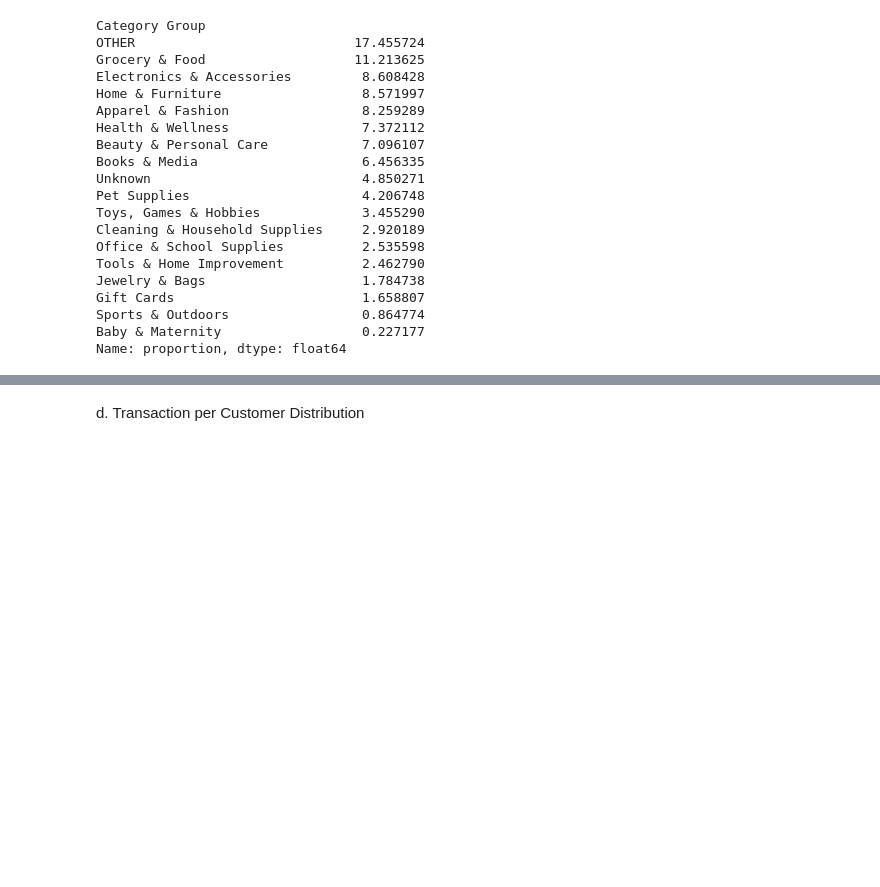
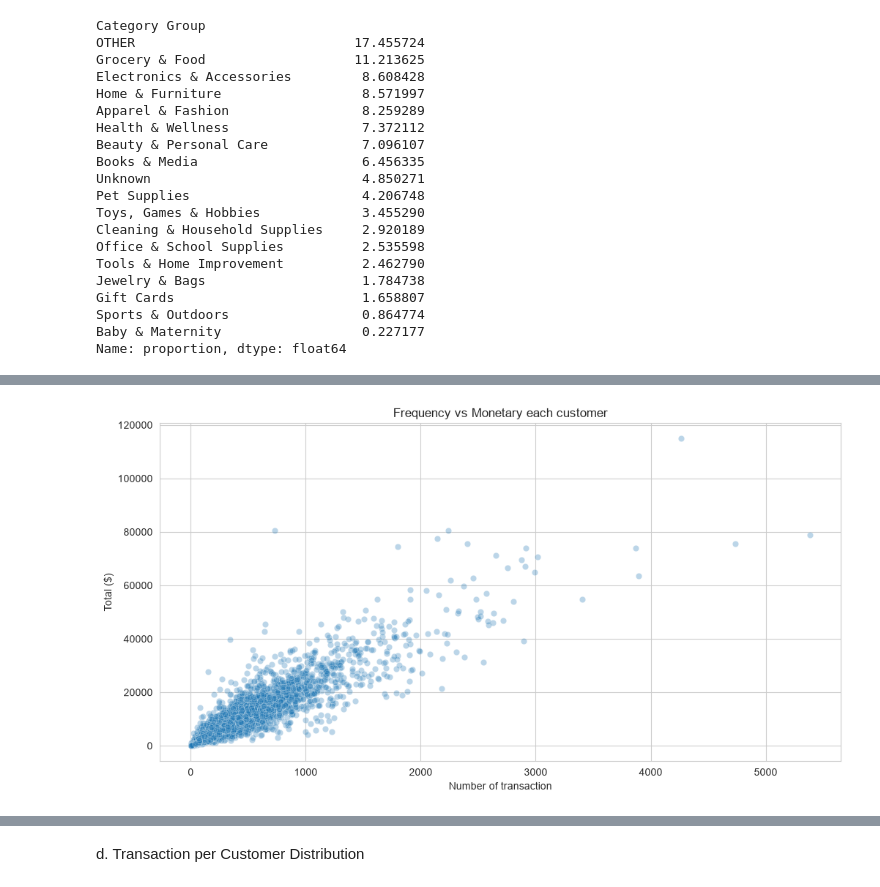
Before and after one commit to Verzol/amazon-customer-segmentation, a Jupyter notebook: notebooks/01_eda.ipynb, the cells around one changed output, grey strips where cells are left out. Cells and saved outputs as stored; diff of their text form; code cells hidden in the pictures; blank space fills up the shorter version.

Commit message:
feat: add exploratory data analysis notebook and category mapping utilities

```diff
--- a/notebooks/01_eda.ipynb
+++ b/notebooks/01_eda.ipynb
@@ -596,0 +389,16 @@ Name: proportion, dtype: float64
+# %%
+monetary_per_customer = purchases.groupby("Survey ResponseID")["Total Price"].sum()
+
+rfm_check = pd.DataFrame({
+    "frequency": txn_per_customer,
+    "monetary": monetary_per_customer
+})
+
+plt.figure(figsize=(12,6))
+sns.scatterplot(data=rfm_check, x="frequency", y="monetary", alpha=0.3)
+plt.title("Frequency vs Monetary each customer")
+plt.xlabel("Number of transaction")
+plt.ylabel("Total ($)")
+plt.show()
+# %% [output]
+[figure, added]
```
Also changed, not shown: parts of 12 cells of this notebook.
